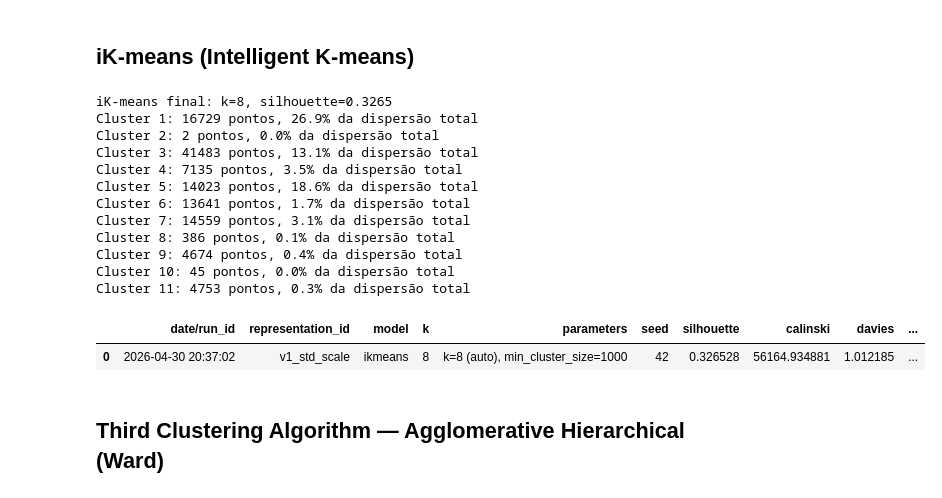
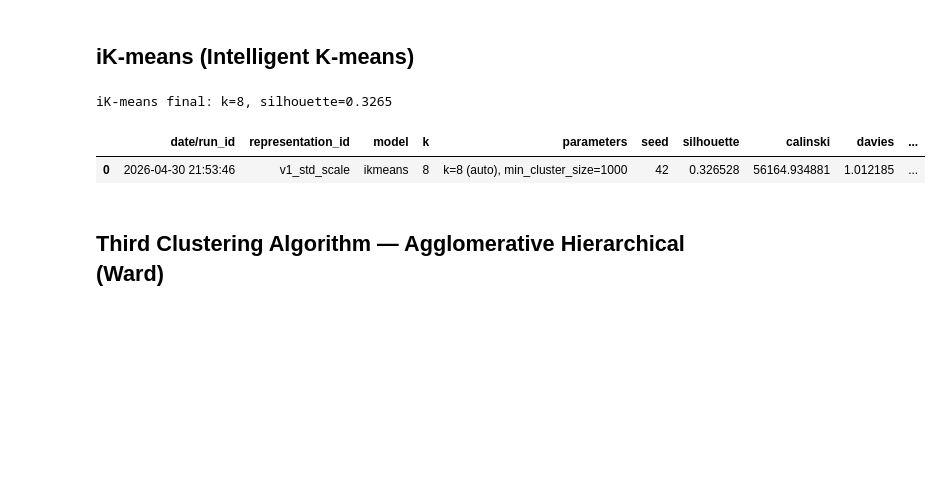
Before and after one commit to alexandreffs/UnsupervisedLearningProj, a Jupyter notebook: project.ipynb, the cells around one changed output. Cells and saved outputs as stored; diff of their text form; code cells hidden in the pictures; blank space fills up the shorter version.

```diff
--- a/project.ipynb
+++ b/project.ipynb
@@ -570,7 +505,6 @@ def normalized_squared_distances(
     scales: FloatArray,
     reference: FloatArray,
 ) -> FloatArray:
-    """Calcula a distância quadrada normalizada entre um subset de X e um ponto de referência."""
     subset = X[indices]
     diff = (subset - reference) / scales
     return np.sum(diff**2, axis=1)
@@ -579,7 +513,6 @@ def cluster_centroid(
     X: FloatArray,
     indices: list[int],
 ) -> FloatArray:
-    """Calcula o centroide (média) das linhas de X indexadas por indices."""
     return np.mean(X[indices], axis=0)
 
 def extract_anomalous_cluster(
@@ -592,7 +525,6 @@ def extract_anomalous_cluster(
     tol: float = 1e-12,
     max_iter: int = 10_000,
 ) -> tuple[list[int], FloatArray]:
-    """Extrai UM cluster anómalo (Algorithm 2)."""
     c = initial_centroid.copy()
     S_prev = set()
 
@@ -626,7 +558,6 @@ def ikmeans_initialize(
     max_iter: int = 10_000,
     use_unit_ranges: bool = False,
 ) -> tuple[list[APCluster], FloatArray]:
-    """Procedimento principal do iK-means (Algorithm 1)."""
     X = np.asarray(X, dtype=np.float64)
     n, d = X.shape
 
@@ -681,48 +612,34 @@ kmeans_ik = KMeans(
     init=init_centroids,
     n_init=1,
     random_state=42
 )
 ik_labels = kmeans_ik.fit_predict(X_v2_scaled)
 
 ik_silhouette = silhouette_score(X_v2_scaled, ik_labels, sample_size=10000, random_state=42)
 ik_calinski = calinski_harabasz_score(X_v2_scaled, ik_labels)
 ik_davies = davies_bouldin_score(X_v2_scaled, ik_labels)
 
 print(f"iK-means final: k={k_ikmeans}, silhouette={ik_silhouette:.4f}")
 
-for i, cluster in enumerate(ap_clusters):
-    print(f"Cluster {i+1}: {cluster.size} pontos, {cluster.scatter_pct:.1f}% da dispersão total")
-
 results_ikmeans = pd.DataFrame([{
     "date/run_id": datetime.now().strftime("%Y-%m-%d %H:%M:%S"),
     "representation_id": "v1_std_scale",
     "model": "ikmeans",
     "k": k_ikmeans,
     "parameters": f"k={k_ikmeans} (auto), min_cluster_size={min_cluster_size}",
     "seed": 42,
     "silhouette": ik_silhouette,
     "calinski": ik_calinski,
     "davies": ik_davies,
     "diagnostics": "OK",
     "notes": f"iK-means: {len(ap_clusters)} clusters anômalos extraídos, {k_ikmeans} retidos"
 }])
 
 results_ikmeans
 # %% [output]
 iK-means final: k=8, silhouette=0.3265
-Cluster 1: 16729 pontos, 26.9% da dispersão total
-Cluster 2: 2 pontos, 0.0% da dispersão total
-Cluster 3: 41483 pontos, 13.1% da dispersão total
-Cluster 4: 7135 pontos, 3.5% da dispersão total
-Cluster 5: 14023 pontos, 18.6% da dispersão total
-Cluster 6: 13641 pontos, 1.7% da dispersão total
-Cluster 7: 14559 pontos, 3.1% da dispersão total
-Cluster 8: 386 pontos, 0.1% da dispersão total
-Cluster 9: 4674 pontos, 0.4% da dispersão total
-Cluster 10: 45 pontos, 0.0% da dispersão total
-Cluster 11: 4753 pontos, 0.3% da dispersão total
 |  | date/run_id | representation_id | model | k | parameters | seed | silhouette | calinski | davies | ... |
-| 0 | 2026-04-30 20:37:02 | v1_std_scale | ikmeans | 8 | k=8 (auto), min_cluster_size=1000 | 42 | 0.326528 | 56164.934881 | 1.012185 | ... |
+| 0 | 2026-04-30 21:53:46 | v1_std_scale | ikmeans | 8 | k=8 (auto), min_cluster_size=1000 | 42 | 0.326528 | 56164.934881 | 1.012185 | ... |
 # %% [markdown]
 ## **Third Clustering Algorithm — Agglomerative Hierarchical (Ward)**
 # %%
```
Also changed, not shown: parts of 23 cells of this notebook, 1 other file.
